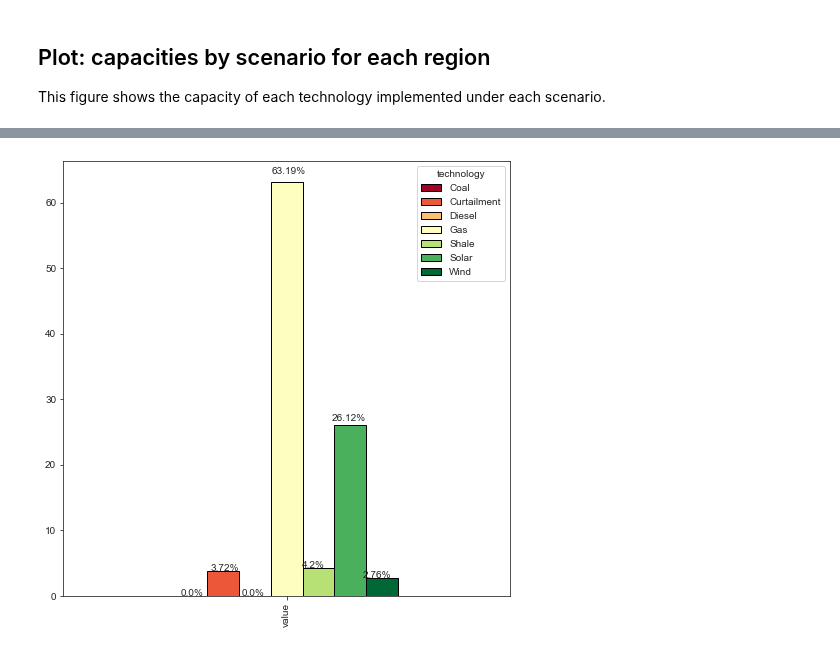
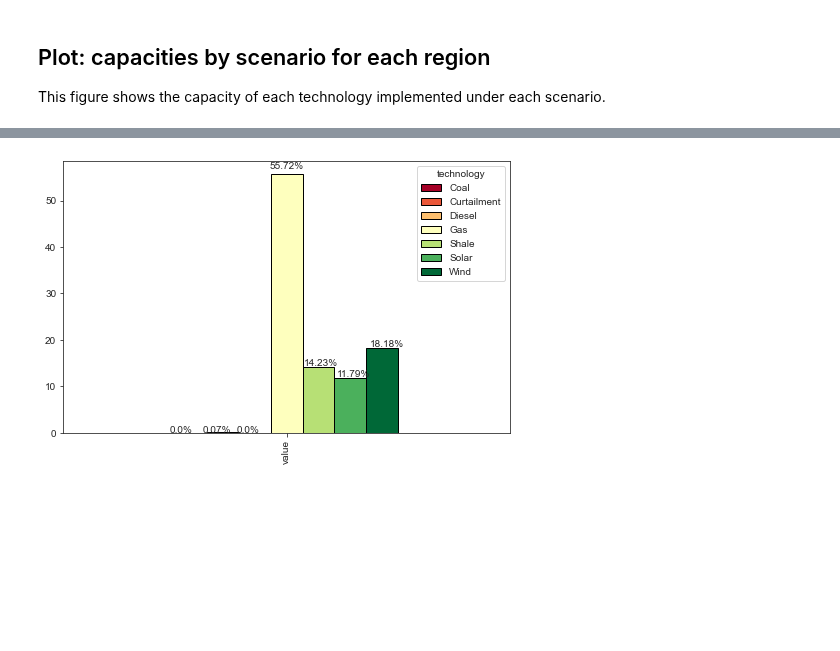
Before and after one commit to amanmajid/nextra, a Jupyter notebook: analysis/icae_results.ipynb, the cells around one changed output, grey strips where cells are left out. Saved outputs shown, nothing was run; the diff lists cells and outputs as text; code cells hidden in the pictures; blank space fills up the shorter version.

```diff
--- a/analysis/icae_results.ipynb
+++ b/analysis/icae_results.ipynb
@@ -345,4 +327,4 @@ results['NCO'].plot_flows_sankey()
 # %%
-results['NCO'].plot_total_supply(figsize=(8,8))
+results['COO'].plot_total_supply()
 # %% [output]
-[figure, old version]
+[figure, new version]
```
Also changed, not shown: parts of 4 cells of this notebook, 9 other files.
